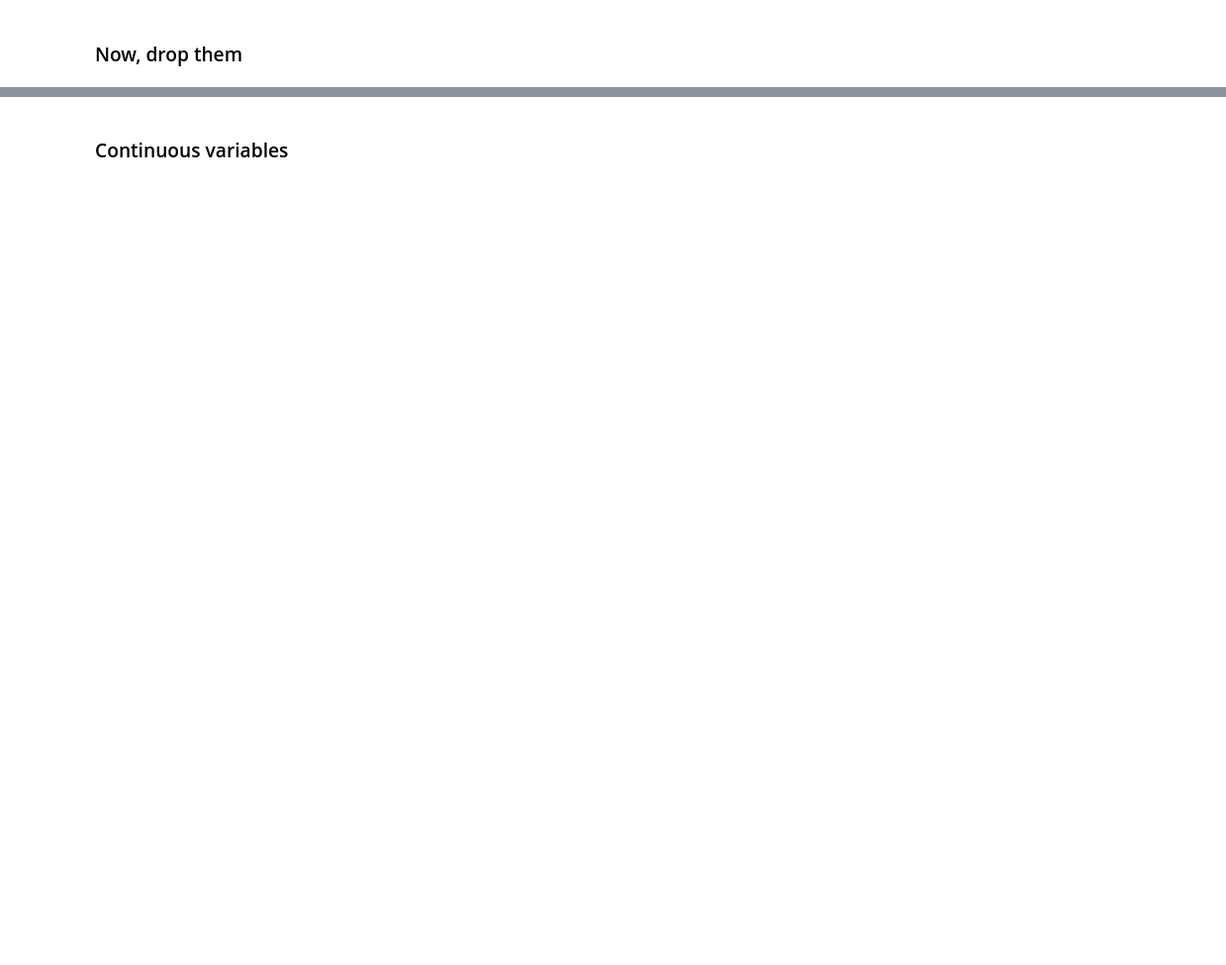
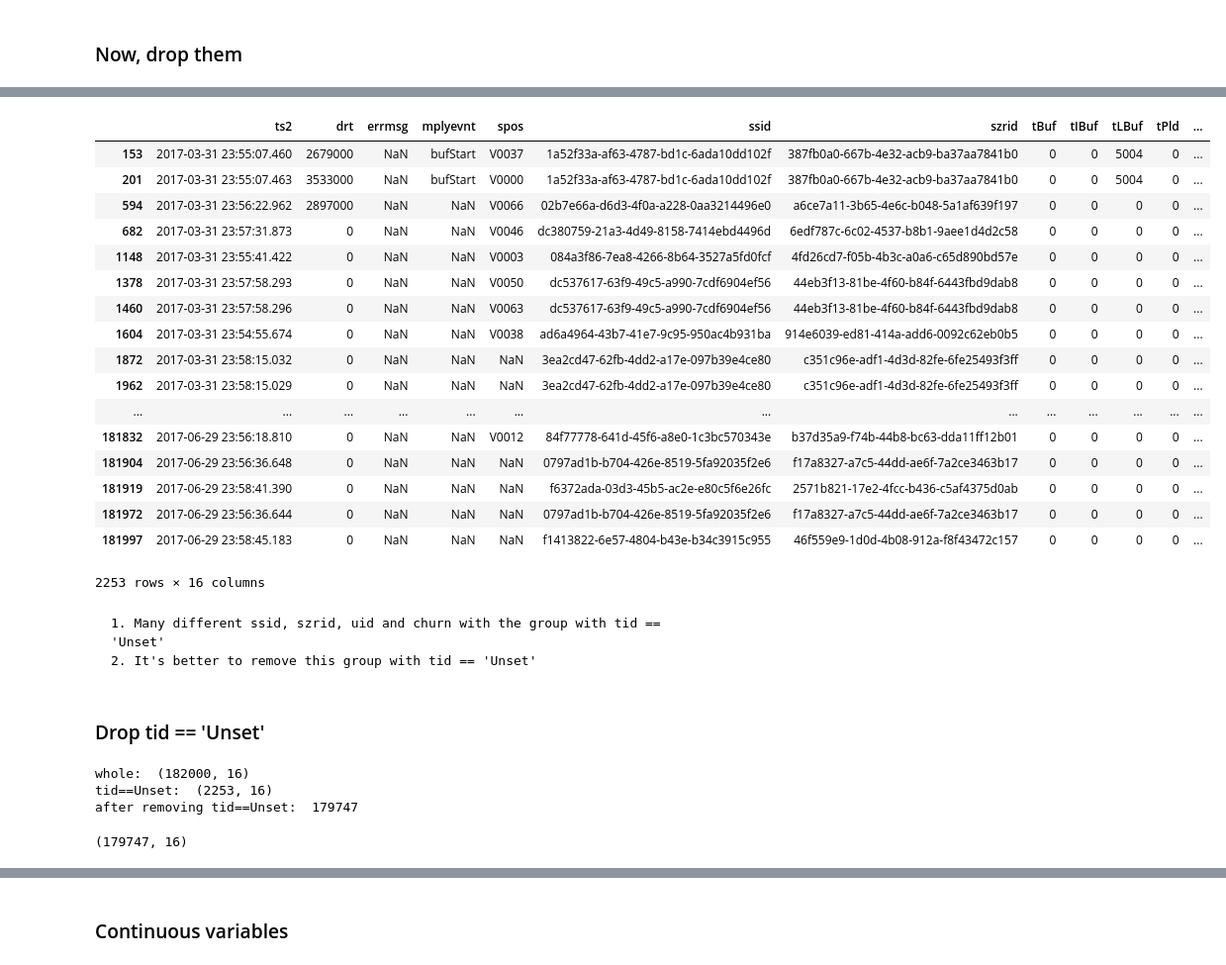
Before and after one commit to DoosanJung/STZR, a Jupyter notebook: EDA.ipynb, the cells around one changed output, grey strips where cells are left out. Shown at 99% size. Drawn from its saved outputs; the diff is of its cells as text; code cells hidden in the pictures; blank space fills up the shorter version.

```diff
--- a/EDA.ipynb
+++ b/EDA.ipynb
@@ -498,0 +548,2 @@ memory usage: 62.7+ MB
+# %%
+tid_grouped = tmp_dfs.groupby('tid')
@@ -498,0 +630,34 @@ memory usage: 62.7+ MB
+# %%
+tid_grouped.get_group('Unset') # group with tid == Unset
+# %% [output]
+|  | ts2 | drt | errmsg | mplyevnt | spos | ssid | szrid | tBuf | tIBuf | tLBuf | tPld | ... |
+| 153 | 2017-03-31 23:55:07.460 | 2679000 | NaN | bufStart | V0037 | 1a52f33a-af63-4787-bd1c-6ada10dd102f | 387fb0a0-667b-4e32-acb9-ba37aa7841b0 | 0 | 0 | 5004 | 0 | ... |
+| 201 | 2017-03-31 23:55:07.463 | 3533000 | NaN | bufStart | V0000 | 1a52f33a-af63-4787-bd1c-6ada10dd102f | 387fb0a0-667b-4e32-acb9-ba37aa7841b0 | 0 | 0 | 5004 | 0 | ... |
+| 594 | 2017-03-31 23:56:22.962 | 2897000 | NaN | NaN | V0066 | 02b7e66a-d6d3-4f0a-a228-0aa3214496e0 | a6ce7a11-3b65-4e6c-b048-5a1af639f197 | 0 | 0 | 0 | 0 | ... |
+| 682 | 2017-03-31 23:57:31.873 | 0 | NaN | NaN | V0046 | dc380759-21a3-4d49-8158-7414ebd4496d | 6edf787c-6c02-4537-b8b1-9aee1d4d2c58 | 0 | 0 | 0 | 0 | ... |
+| 1148 | 2017-03-31 23:55:41.422 | 0 | NaN | NaN | V0003 | 084a3f86-7ea8-4266-8b64-3527a5fd0fcf | 4fd26cd7-f05b-4b3c-a0a6-c65d890bd57e | 0 | 0 | 0 | 0 | ... |
+| 1378 | 2017-03-31 23:57:58.293 | 0 | NaN | NaN | V0050 | dc537617-63f9-49c5-a990-7cdf6904ef56 | 44eb3f13-81be-4f60-b84f-6443fbd9dab8 | 0 | 0 | 0 | 0 | ... |
+| 1460 | 2017-03-31 23:57:58.296 | 0 | NaN | NaN | V0063 | dc537617-63f9-49c5-a990-7cdf6904ef56 | 44eb3f13-81be-4f60-b84f-6443fbd9dab8 | 0 | 0 | 0 | 0 | ... |
+| 1604 | 2017-03-31 23:54:55.674 | 0 | NaN | NaN | V0038 | ad6a4964-43b7-41e7-9c95-950ac4b931ba | 914e6039-ed81-414a-add6-0092c62eb0b5 | 0 | 0 | 0 | 0 | ... |
+| 1872 | 2017-03-31 23:58:15.032 | 0 | NaN | NaN | NaN | 3ea2cd47-62fb-4dd2-a17e-097b39e4ce80 | c351c96e-adf1-4d3d-82fe-6fe25493f3ff | 0 | 0 | 0 | 0 | ... |
+| 1962 | 2017-03-31 23:58:15.029 | 0 | NaN | NaN | NaN | 3ea2cd47-62fb-4dd2-a17e-097b39e4ce80 | c351c96e-adf1-4d3d-82fe-6fe25493f3ff | 0 | 0 | 0 | 0 | ... |
+| ... | ... | ... | ... | ... | ... | ... | ... | ... | ... | ... | ... | ... |
+| 181832 | 2017-06-29 23:56:18.810 | 0 | NaN | NaN | V0012 | 84f77778-641d-45f6-a8e0-1c3bc570343e | b37d35a9-f74b-44b8-bc63-dda11ff12b01 | 0 | 0 | 0 | 0 | ... |
+| 181904 | 2017-06-29 23:56:36.648 | 0 | NaN | NaN | NaN | 0797ad1b-b704-426e-8519-5fa92035f2e6 | f17a8327-a7c5-44dd-ae6f-7a2ce3463b17 | 0 | 0 | 0 | 0 | ... |
+| 181919 | 2017-06-29 23:58:41.390 | 0 | NaN | NaN | NaN | f6372ada-03d3-45b5-ac2e-e80c5f6e26fc | 2571b821-17e2-4fcc-b436-c5af4375d0ab | 0 | 0 | 0 | 0 | ... |
+| 181972 | 2017-06-29 23:56:36.644 | 0 | NaN | NaN | NaN | 0797ad1b-b704-426e-8519-5fa92035f2e6 | f17a8327-a7c5-44dd-ae6f-7a2ce3463b17 | 0 | 0 | 0 | 0 | ... |
+| 181997 | 2017-06-29 23:58:45.183 | 0 | NaN | NaN | NaN | f1413822-6e57-4804-b43e-b34c3915c955 | 46f559e9-1d0d-4b08-912a-f8f43472c157 | 0 | 0 | 0 | 0 | ... |
+2253 rows × 16 columns
+# %% [markdown]
+    1. Many different ssid, szrid, uid and churn with the group with tid == 'Unset'
+    2. It's better to remove this group with tid == 'Unset'
+# %% [markdown]
+### Drop tid == 'Unset'
+# %%
+print 'whole: ',tmp_dfs.shape
+print 'tid==Unset: ',tmp_dfs[tmp_dfs['tid']=='Unset'].shape
+print 'after removing tid==Unset: ', tmp_dfs.shape[0]-tmp_dfs[tmp_dfs['tid']=='Unset'].shape[0]
+# %% [output]
+whole:  (182000, 16)
+tid==Unset:  (2253, 16)
+after removing tid==Unset:  179747
@@ -498,0 +666,4 @@ memory usage: 62.7+ MB
+# %%
+tmp_dfs_rmv_tid_Uns.shape
+# %% [output]
+(179747, 16)
```
Also changed, not shown: parts of 56 cells of this notebook, 1 other file.
